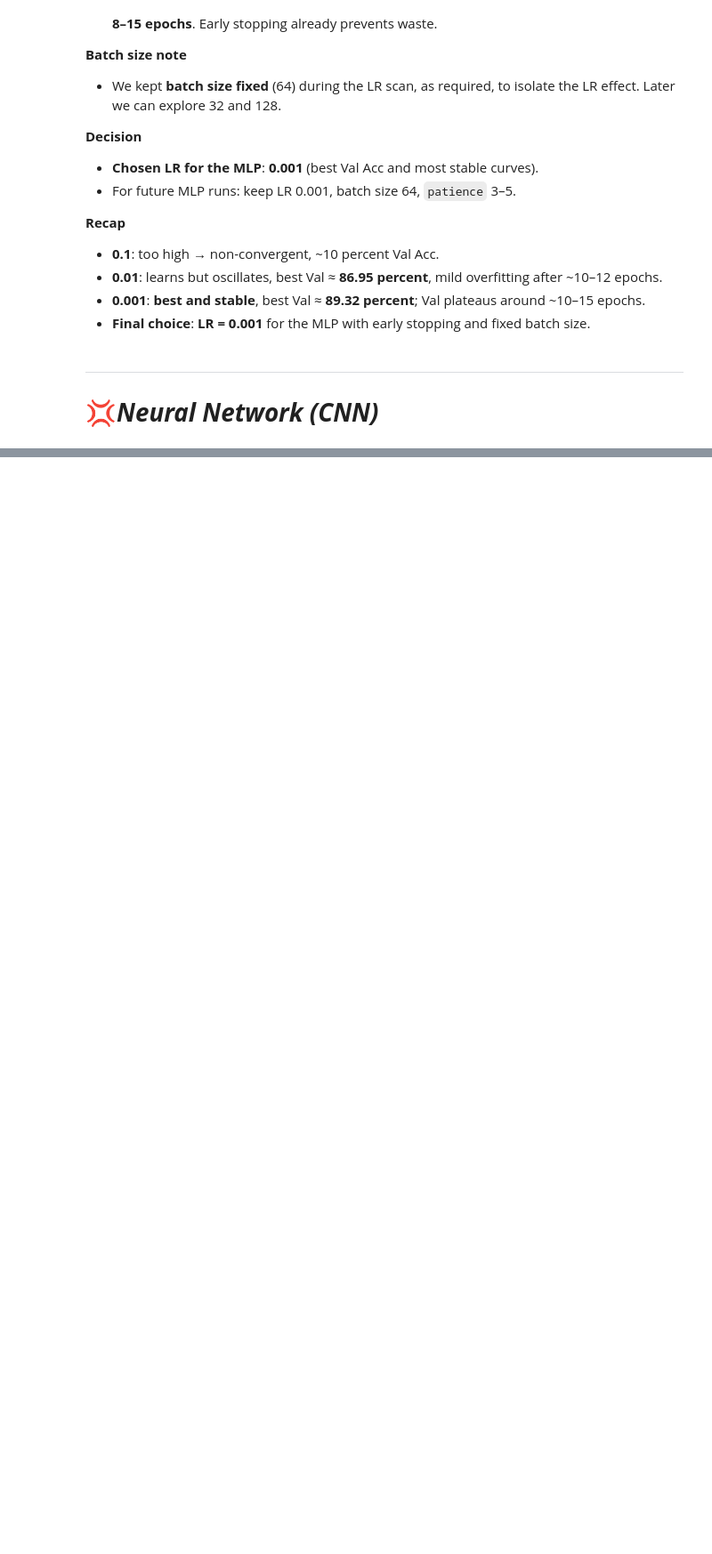
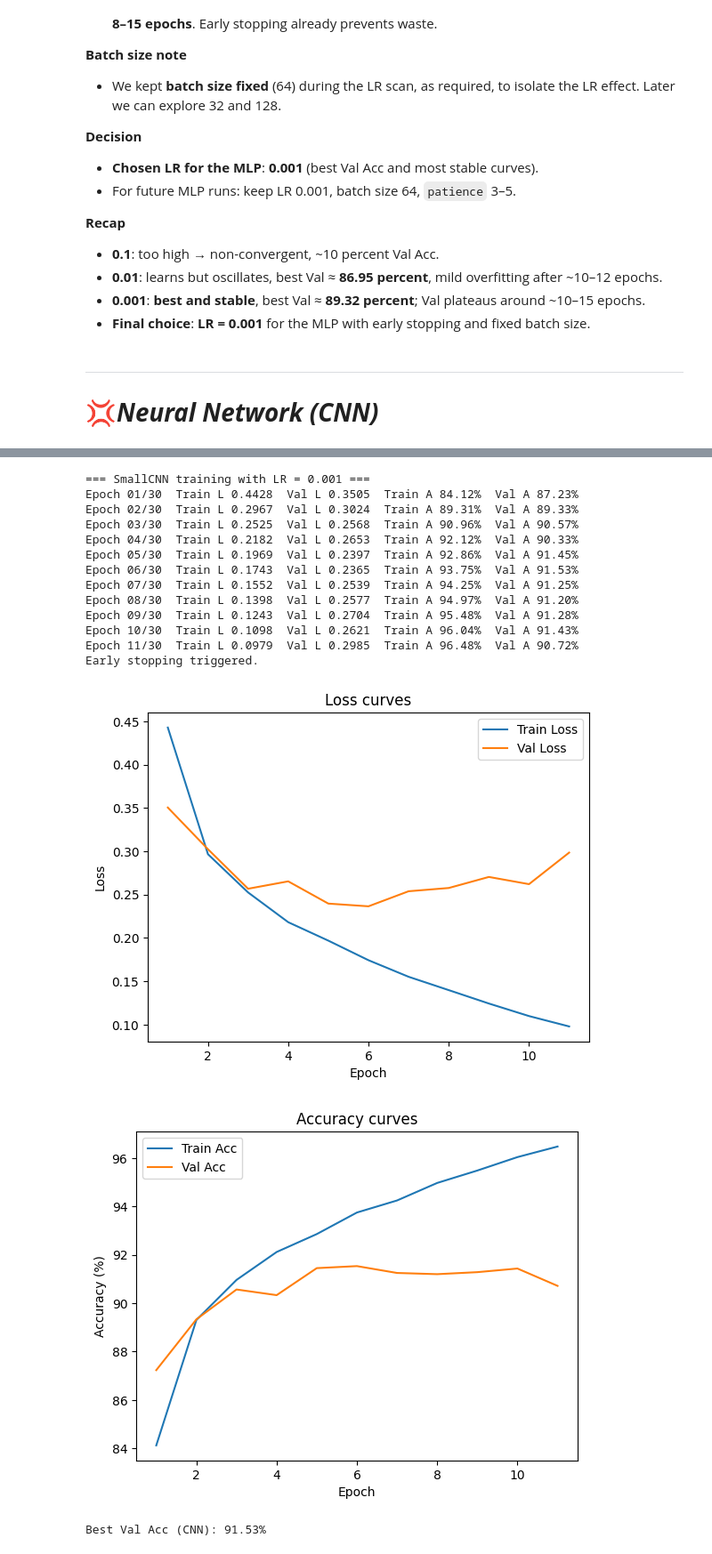
Before and after one commit to IvanNece/LABS_ML_Vision_Multimedia, a Jupyter notebook: Lab02_HyperparameterSelection/Hyper-parameter tuning on Fashion-MNIST (PyTorch).ipynb, the cells around one changed output, grey strips where cells are left out. Shown at 89% size. Cells and saved outputs as stored; diff of their text form; code cells hidden in the pictures; blank space fills up the shorter version.

```diff
--- a/Lab02_HyperparameterSelection/Hyper-parameter tuning on Fashion-MNIST (PyTorch).ipynb
+++ b/Lab02_HyperparameterSelection/Hyper-parameter tuning on Fashion-MNIST (PyTorch).ipynb
@@ -649,0 +819,39 @@ We tested three learning rates on the same MLP and with the same batch size.
+# %%
+# Reuse train_model, train_one_epoch, evaluate, plot_learning_curves from Step 4
+
+def cnn_ctor():
+    return SmallCNN(n1=N1_CNN, n2=N2_CNN, num_classes=10)
+
+def make_optimizer(lr):
+    return lambda params: torch.optim.Adam(params, lr=lr)
+
+print("\n=== SmallCNN training with LR = 0.001 ===")
+log_cnn, best_cnn = train_model(
+    model_ctor=cnn_ctor,
+    optimizer_ctor=make_optimizer(0.001),
+    train_loader=train_loader,
+    val_loader=val_loader,
+    device=device,
+    max_epochs=30,
+    patience=5,
+    seed=SEED
+)
+plot_learning_curves(log_cnn)
+print(f"Best Val Acc (CNN): {log_cnn['best_val_acc']:.2f}%")
+# %% [output]
+=== SmallCNN training with LR = 0.001 ===
+Epoch 01/30  Train L 0.4428  Val L 0.3505  Train A 84.12%  Val A 87.23%
+Epoch 02/30  Train L 0.2967  Val L 0.3024  Train A 89.31%  Val A 89.33%
+Epoch 03/30  Train L 0.2525  Val L 0.2568  Train A 90.96%  Val A 90.57%
+Epoch 04/30  Train L 0.2182  Val L 0.2653  Train A 92.12%  Val A 90.33%
+Epoch 05/30  Train L 0.1969  Val L 0.2397  Train A 92.86%  Val A 91.45%
+Epoch 06/30  Train L 0.1743  Val L 0.2365  Train A 93.75%  Val A 91.53%
+Epoch 07/30  Train L 0.1552  Val L 0.2539  Train A 94.25%  Val A 91.25%
+Epoch 08/30  Train L 0.1398  Val L 0.2577  Train A 94.97%  Val A 91.20%
+Epoch 09/30  Train L 0.1243  Val L 0.2704  Train A 95.48%  Val A 91.28%
+Epoch 10/30  Train L 0.1098  Val L 0.2621  Train A 96.04%  Val A 91.43%
+Epoch 11/30  Train L 0.0979  Val L 0.2985  Train A 96.48%  Val A 90.72%
+Early stopping triggered.
+[figure, added]
+[figure, added]
+Best Val Acc (CNN): 91.53%
```
Also changed, not shown: parts of 12 cells of this notebook.
